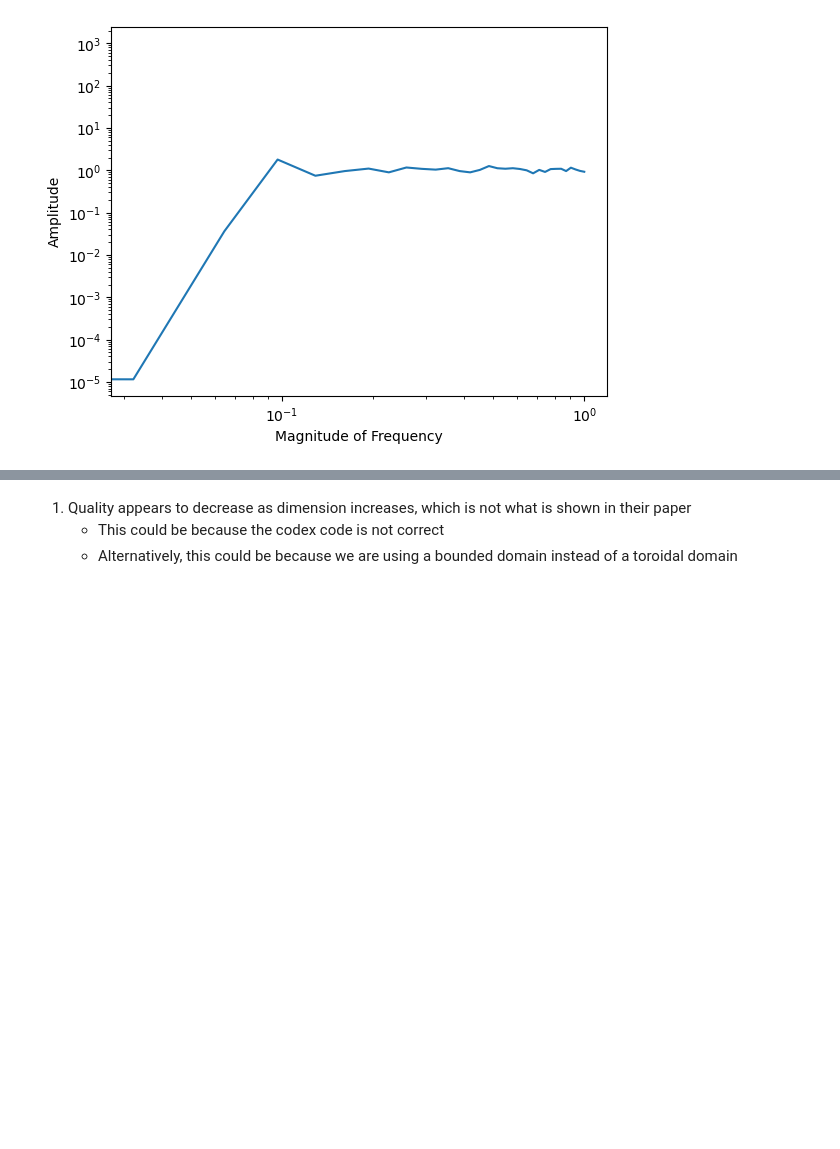
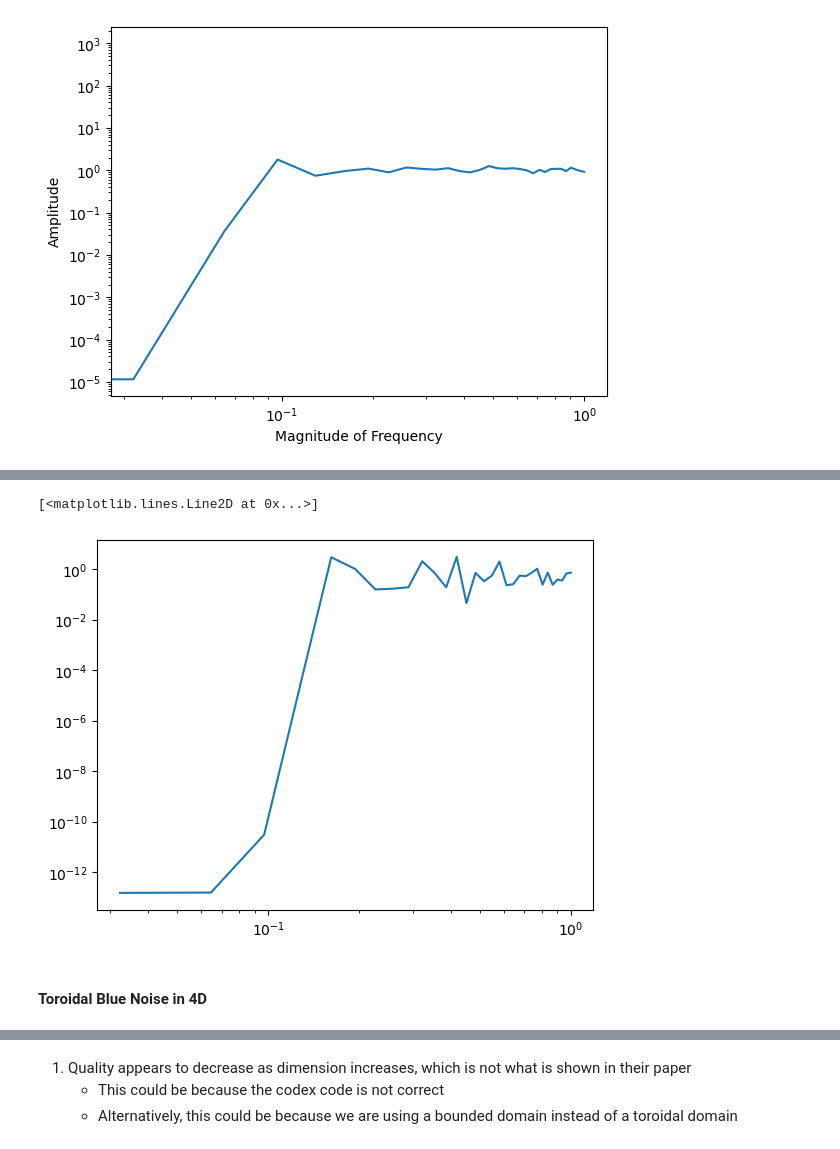
Before and after one commit to Gautam-Chauhan/MSc-Thesis, a Jupyter notebook: GBN_sampling.ipynb, the cells around one changed output, grey strips where cells are left out. Cells and saved outputs as stored; diff of their text form; code cells hidden in the pictures; blank space fills up the shorter version.

```diff
--- a/GBN_sampling.ipynb
+++ b/GBN_sampling.ipynb
@@ -130,0 +173,25 @@ Text(0, 0.5, 'Amplitude')
+# %%
+result = gbn_toroidal_current_2.sample_toroidal_gbn(
+    point_count=1000,
+    dims=3,
+    bounds=[[0,1] for i in range(3)],
+    mode="harmonics",
+    step_scale=0.04,
+    sigma=1,
+    iterations=10000,
+    seed=1,
+)
+# %%
+points = result.points
+# %%
+spectrum = spectrum_nd.power_spectrum(points,size=32)
+# %%
+frequencies = [np.sqrt(3*i**2) for i in range(1,32)]
+frequencies = frequencies/np.max(frequencies)
+diagonal_elements = [spectrum[i,i,i] for i in range(33,64)]
+plt.loglog(frequencies,diagonal_elements)
+# %% [output]
+[<matplotlib.lines.Line2D at 0x...>]
+[figure, added]
+# %% [markdown]
+#### Toroidal Blue Noise in 4D
```
Also changed, not shown: parts of 22 cells of this notebook.
